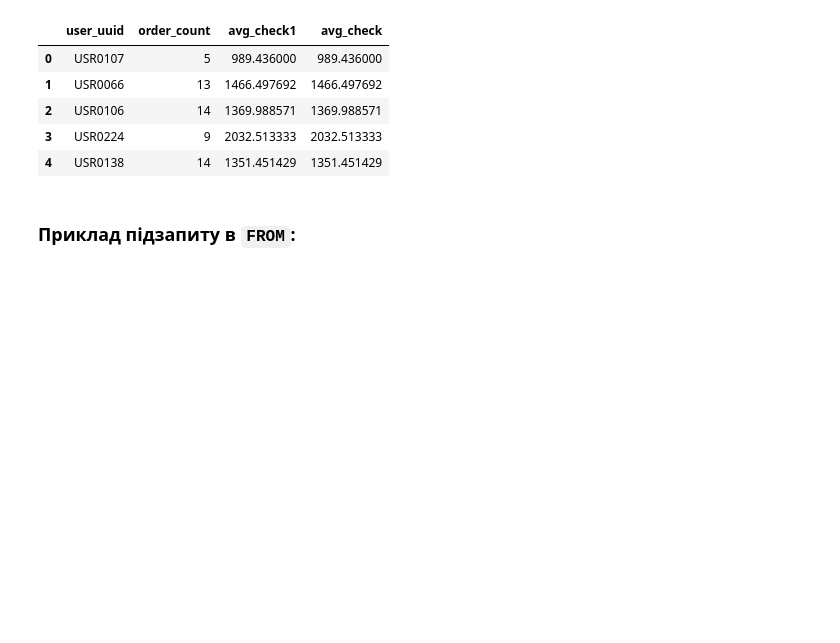
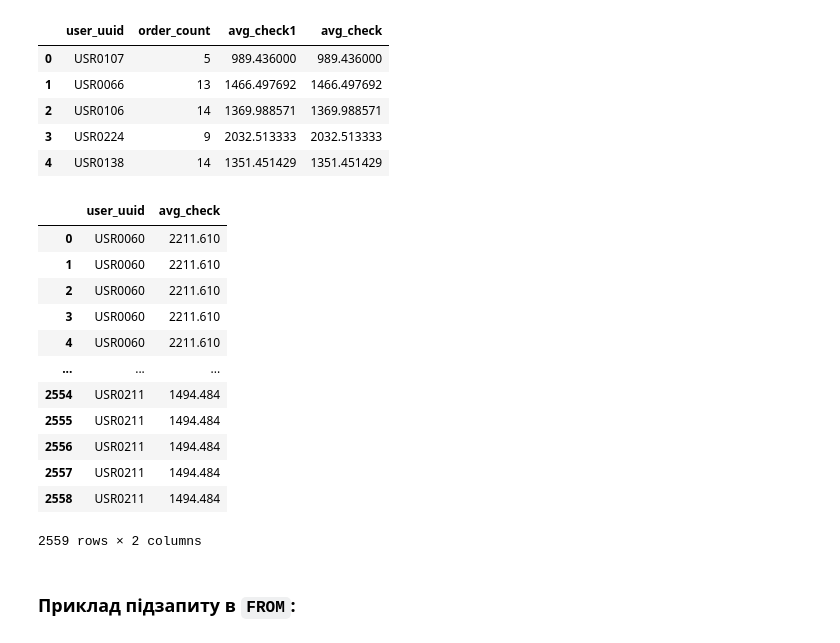
Before and after one commit to cpython-projects/da_1709, a Jupyter notebook: lesson_25_part_2.ipynb, the cells around one changed output. Drawn from its saved outputs; the diff is of its cells as text; code cells hidden in the pictures; blank space fills up the shorter version.

```diff
--- a/lesson_25_part_2.ipynb
+++ b/lesson_25_part_2.ipynb
@@ -18,3 +28,5 @@
+# %%
+engine = create_engine(f"postgresql+psycopg2://{DB_USER}:{DB_PASS}@{DB_HOST}:{DB_PORT}/{DB_NAME}")
 # %%
 # Рахуємо загальну кількість замовлень кожного користувача та окремо — його середній чек:
 
@@ -40,6 +52,36 @@ df.head()
 | 2 | USR0106 | 14 | 1369.988571 | 1369.988571 |
 | 3 | USR0224 | 9 | 2032.513333 | 2032.513333 |
 | 4 | USR0138 | 14 | 1351.451429 | 1351.451429 |
+# %%
+# Рахуємо загальну кількість замовлень кожного користувача та окремо — його середній чек:
+
+query = """
+SELECT
+    user_uuid,
+
+    (
+      SELECT AVG(total_uah)
+     FROM orders_log o2
+     WHERE o2.user_uuid = o1.user_uuid) AS avg_check
+FROM orders_log o1;
+"""
+
+df = pd.read_sql(text(query), engine)
+df
+# %% [output]
+|  | user_uuid | avg_check |
+| 0 | USR0060 | 2211.610 |
+| 1 | USR0060 | 2211.610 |
+| 2 | USR0060 | 2211.610 |
+| 3 | USR0060 | 2211.610 |
+| 4 | USR0060 | 2211.610 |
+| ... | ... | ... |
+| 2554 | USR0211 | 1494.484 |
+| 2555 | USR0211 | 1494.484 |
+| 2556 | USR0211 | 1494.484 |
+| 2557 | USR0211 | 1494.484 |
+| 2558 | USR0211 | 1494.484 |
+2559 rows × 2 columns
 # %% [markdown]
 ### Приклад підзапиту в `FROM`:
 # %%
```
Also changed, not shown: parts of 2 cells of this notebook.
